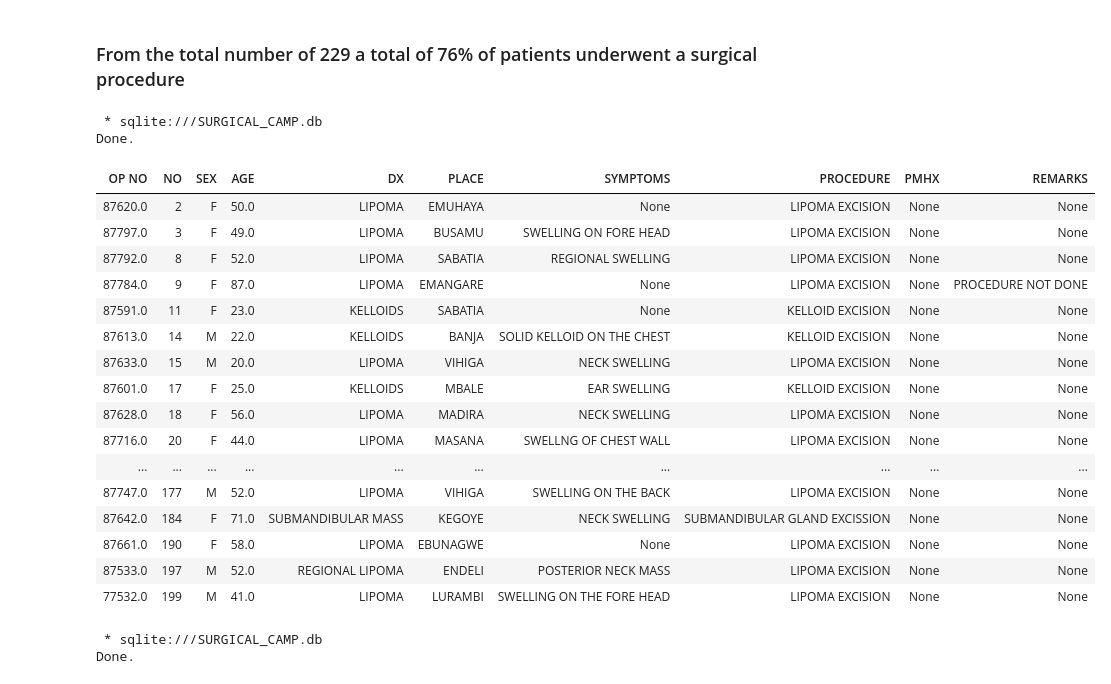
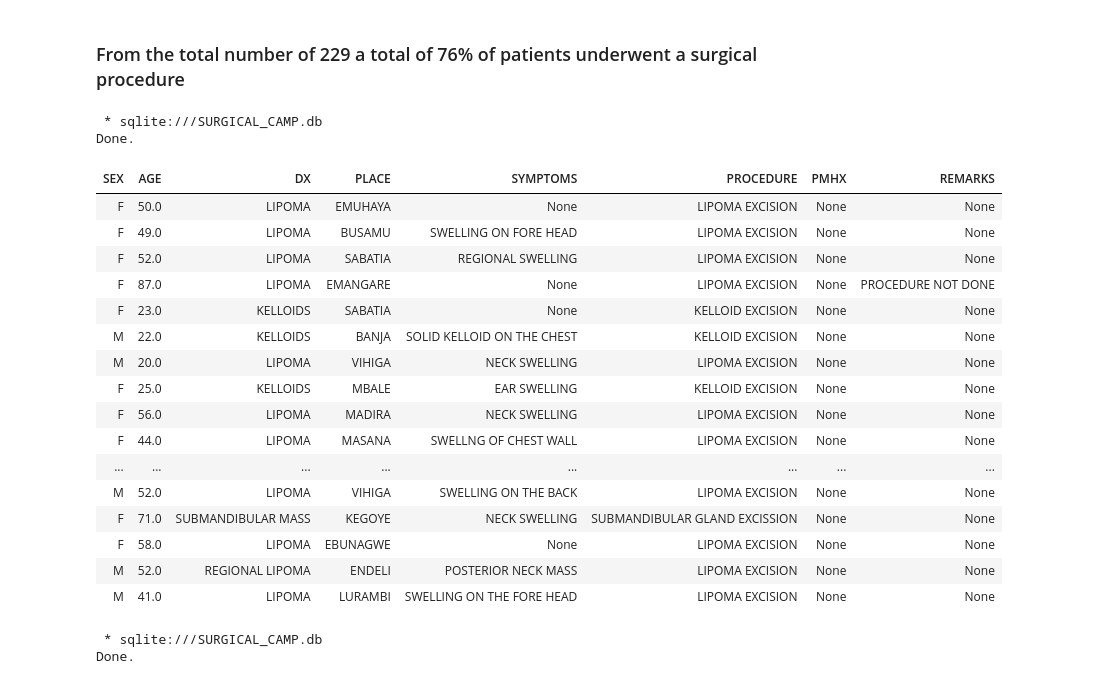
Before and after one commit to gshikanda/Surgical-Camp-Analysis, a Jupyter notebook: Surgical_Camp.ipynb, the cells around one changed output. Drawn from its saved outputs; the diff is of its cells as text; code cells hidden in the pictures.

```diff
--- a/Surgical_Camp.ipynb
+++ b/Surgical_Camp.ipynb
@@ -310,32 +310,32 @@ Done.
 # %%
 %%sql
 
 --all excisions done
 
-SELECT *
+SELECT SEX,AGE,DX,PLACE,SYMPTOMS,PROCEDURE,PMHX,REMARKS
 FROM camp_data
 WHERE PROCEDURE LIKE '%__EXC__%'
 ;
 # %% [output]
  * sqlite:///SURGICAL_CAMP.db
 Done.
-| OP NO | NO | SEX | AGE | DX | PLACE | SYMPTOMS | PROCEDURE | PMHX | REMARKS |
-| 87620.0 | 2 | F | 50.0 | LIPOMA | EMUHAYA | None | LIPOMA EXCISION | None | None |
-| 87797.0 | 3 | F | 49.0 | LIPOMA | BUSAMU | SWELLING ON FORE HEAD | LIPOMA EXCISION | None | None |
-| 87792.0 | 8 | F | 52.0 | LIPOMA | SABATIA | REGIONAL SWELLING | LIPOMA EXCISION | None | None |
-| 87784.0 | 9 | F | 87.0 | LIPOMA | EMANGARE | None | LIPOMA EXCISION | None | PROCEDURE NOT DONE |
-| 87591.0 | 11 | F | 23.0 | KELLOIDS | SABATIA | None | KELLOID EXCISION | None | None |
-| 87613.0 | 14 | M | 22.0 | KELLOIDS | BANJA | SOLID KELLOID ON THE CHEST | KELLOID EXCISION | None | None |
-| 87633.0 | 15 | M | 20.0 | LIPOMA | VIHIGA | NECK SWELLING | LIPOMA EXCISION | None | None |
-| 87601.0 | 17 | F | 25.0 | KELLOIDS | MBALE | EAR SWELLING | KELLOID EXCISION | None | None |
-| 87628.0 | 18 | F | 56.0 | LIPOMA | MADIRA | NECK SWELLING | LIPOMA EXCISION | None | None |
-| 87716.0 | 20 | F | 44.0 | LIPOMA | MASANA | SWELLNG OF CHEST WALL | LIPOMA EXCISION | None | None |
-| ... | ... | ... | ... | ... | ... | ... | ... | ... | ... |
-| 87747.0 | 177 | M | 52.0 | LIPOMA | VIHIGA | SWELLING ON THE BACK | LIPOMA EXCISION | None | None |
-| 87642.0 | 184 | F | 71.0 | SUBMANDIBULAR MASS | KEGOYE | NECK SWELLING | SUBMANDIBULAR GLAND EXCISSION | None | None |
-| 87661.0 | 190 | F | 58.0 | LIPOMA | EBUNAGWE | None | LIPOMA EXCISION | None | None |
-| 87533.0 | 197 | M | 52.0 | REGIONAL LIPOMA | ENDELI | POSTERIOR NECK MASS | LIPOMA EXCISION | None | None |
-| 77532.0 | 199 | M | 41.0 | LIPOMA | LURAMBI | SWELLING ON THE FORE HEAD | LIPOMA EXCISION | None | None |
+| SEX | AGE | DX | PLACE | SYMPTOMS | PROCEDURE | PMHX | REMARKS |
+| F | 50.0 | LIPOMA | EMUHAYA | None | LIPOMA EXCISION | None | None |
+| F | 49.0 | LIPOMA | BUSAMU | SWELLING ON FORE HEAD | LIPOMA EXCISION | None | None |
+| F | 52.0 | LIPOMA | SABATIA | REGIONAL SWELLING | LIPOMA EXCISION | None | None |
+| F | 87.0 | LIPOMA | EMANGARE | None | LIPOMA EXCISION | None | PROCEDURE NOT DONE |
+| F | 23.0 | KELLOIDS | SABATIA | None | KELLOID EXCISION | None | None |
+| M | 22.0 | KELLOIDS | BANJA | SOLID KELLOID ON THE CHEST | KELLOID EXCISION | None | None |
+| M | 20.0 | LIPOMA | VIHIGA | NECK SWELLING | LIPOMA EXCISION | None | None |
+| F | 25.0 | KELLOIDS | MBALE | EAR SWELLING | KELLOID EXCISION | None | None |
+| F | 56.0 | LIPOMA | MADIRA | NECK SWELLING | LIPOMA EXCISION | None | None |
+| F | 44.0 | LIPOMA | MASANA | SWELLNG OF CHEST WALL | LIPOMA EXCISION | None | None |
+| ... | ... | ... | ... | ... | ... | ... | ... |
+| M | 52.0 | LIPOMA | VIHIGA | SWELLING ON THE BACK | LIPOMA EXCISION | None | None |
+| F | 71.0 | SUBMANDIBULAR MASS | KEGOYE | NECK SWELLING | SUBMANDIBULAR GLAND EXCISSION | None | None |
+| F | 58.0 | LIPOMA | EBUNAGWE | None | LIPOMA EXCISION | None | None |
+| M | 52.0 | REGIONAL LIPOMA | ENDELI | POSTERIOR NECK MASS | LIPOMA EXCISION | None | None |
+| M | 41.0 | LIPOMA | LURAMBI | SWELLING ON THE FORE HEAD | LIPOMA EXCISION | None | None |
 # %%
 %%sql
 --Excisions done categorized by gender
```
Also changed, not shown: parts of 14 cells of this notebook.
